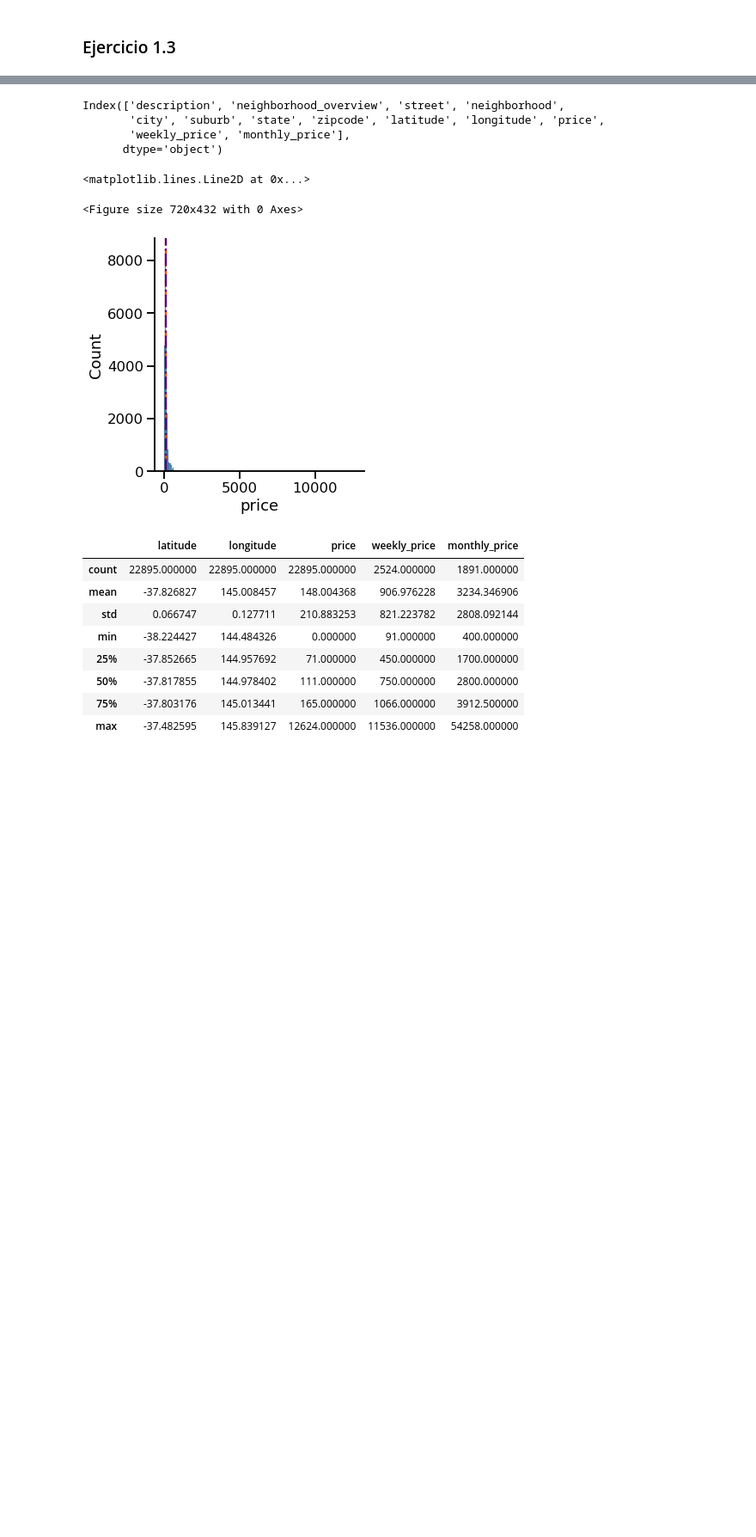
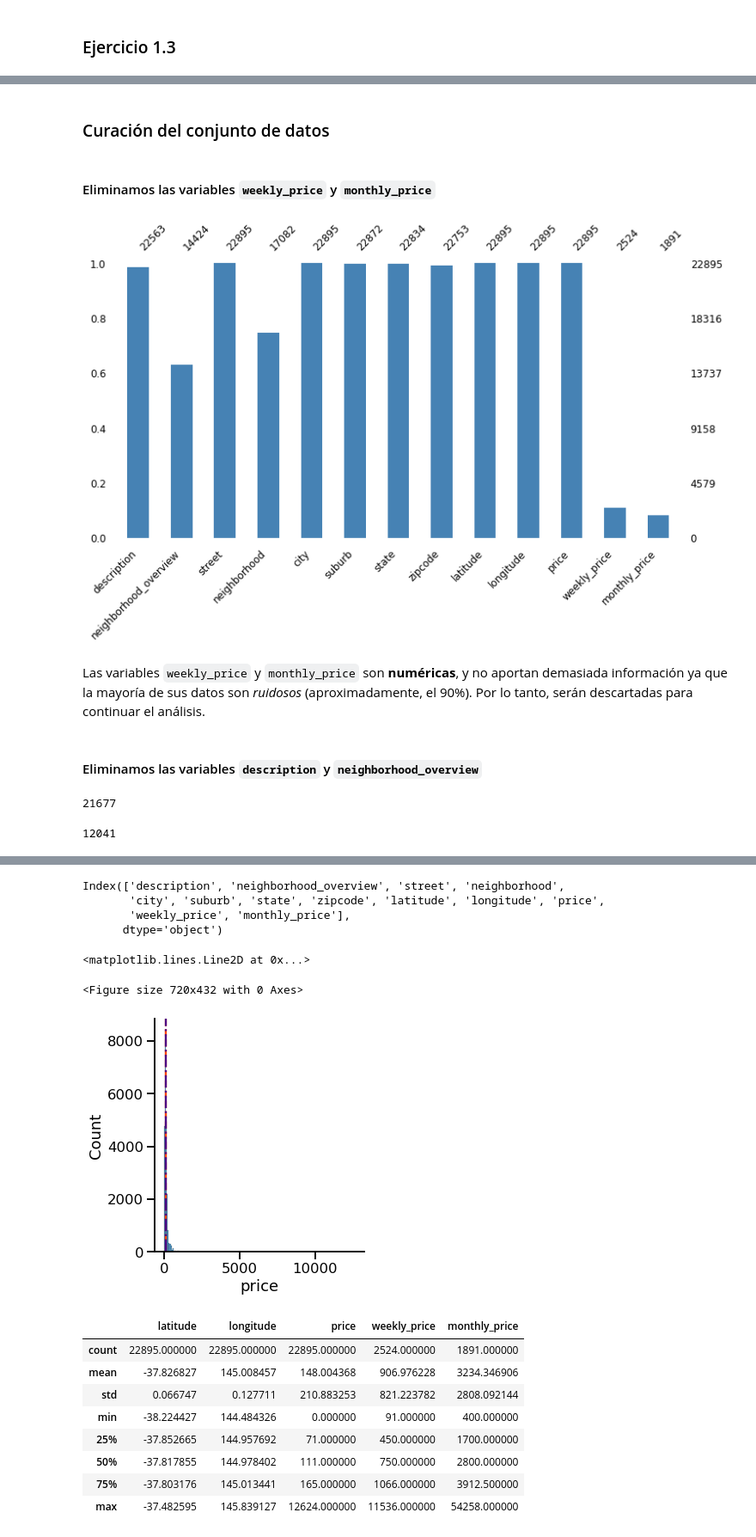
Before and after one commit to mgobbi289/DiploDatos, a Jupyter notebook: AnalisisyCuracion/Entregable_Parte_1.ipynb, the cells around one changed output, grey strips where cells are left out. Shown at 86% size. Drawn from its saved outputs; the diff is of its cells as text; code cells hidden in the pictures; blank space fills up the shorter version.

```diff
--- a/AnalisisyCuracion/Entregable_Parte_1.ipynb
+++ b/AnalisisyCuracion/Entregable_Parte_1.ipynb
@@ -459,0 +510,11 @@ airbnb_df = pd.read_csv(
+# %% [markdown]
+### Curación del conjunto de datos
+# %%
+# Copiamos nuestro dataset
+bnb_df = airbnb_df.copy()
+# %% [markdown]
+#### Eliminamos las variables `weekly_price` y `monthly_price`
+# %%
+msno.bar(bnb_df, figsize=(12, 6), fontsize=12, color='steelblue');
+# %% [output]
+[figure, added]
@@ -459,0 +523,13 @@ airbnb_df = pd.read_csv(
+# %% [markdown]
+Las variables `weekly_price` y `monthly_price` son **numéricas**, y no aportan demasiada información ya que la mayoría de sus datos son *ruidosos* (aproximadamente, el 90%).
+Por lo tanto, serán descartadas para continuar el análisis.
+# %% [markdown]
+#### Eliminamos las variables `description` y `neighborhood_overview`
+# %%
+bnb_df.description.nunique()
+# %% [output]
+21677
+# %%
+bnb_df.neighborhood_overview.nunique()
+# %% [output]
+12041
```
Also changed, not shown: parts of 34 cells of this notebook.
